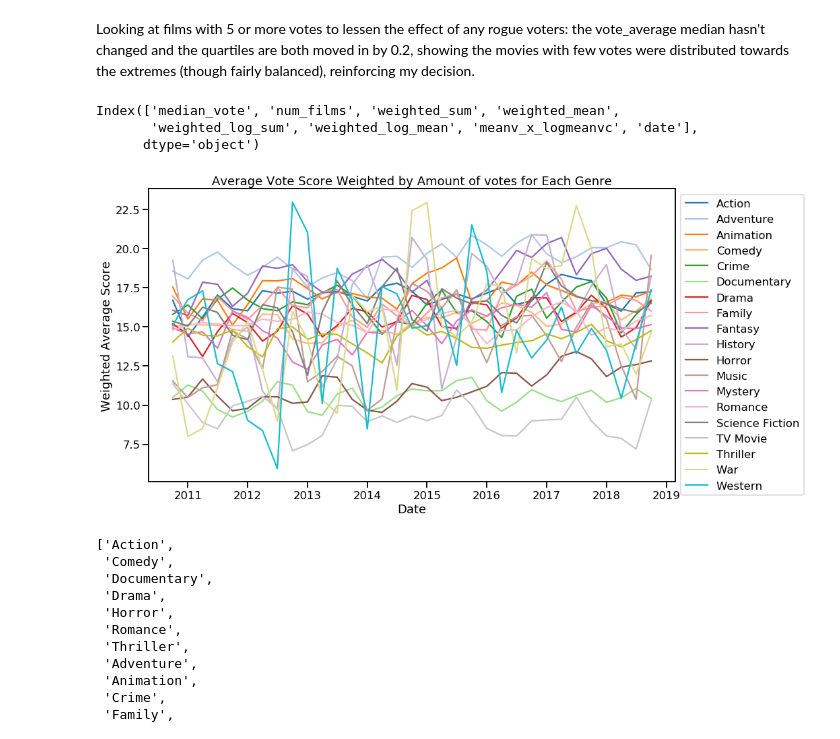
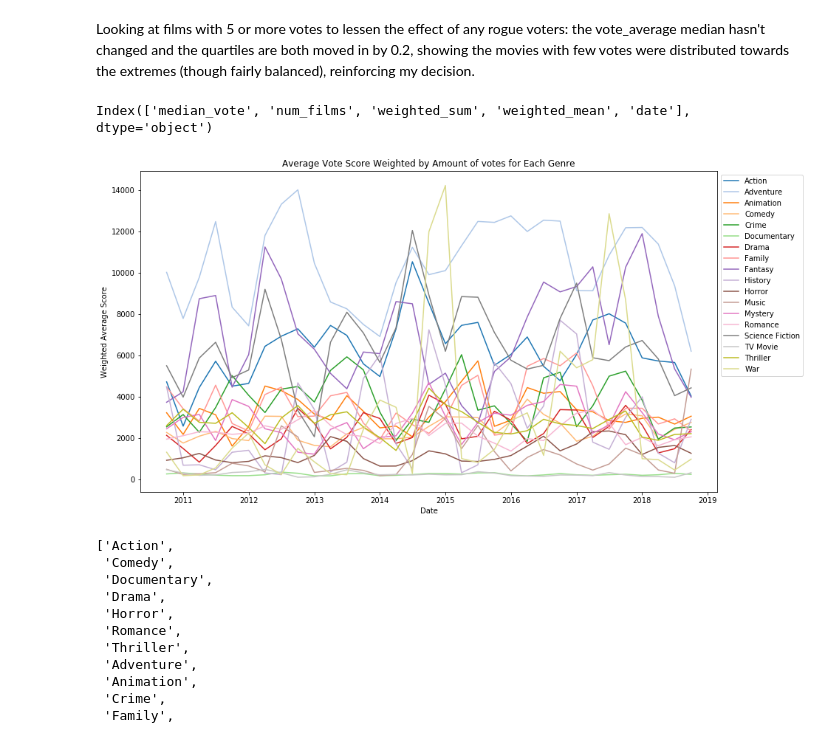
Before and after one commit to Maltanno/Phase1_Project, a Jupyter notebook: Questions -MA-Copy1.ipynb, the cells around one changed output. Drawn from its saved outputs; the diff is of its cells as text; code cells hidden in the pictures.

```diff
--- a/Questions -MA-Copy1.ipynb
+++ b/Questions -MA-Copy1.ipynb
@@ -56,8 +52,8 @@ tmdb = tmdb.sort_values(by = ['release_date'])
 # %%
 #test: set up 12-month window
 centre = dt.date(2008, 1, 1)
-start = centre - du.relativedelta.relativedelta(months = 6)
-end = centre + du.relativedelta.relativedelta(months = 6)
+start = centre - du.relativedelta.relativedelta(months = 3)
+end = centre + du.relativedelta.relativedelta(months = 3)
 # %%
 tmdb = tmdb[tmdb.release_date > start]
 # %%
@@ -115,40 +111,44 @@ for m in range(0, 141, 3):
 #                     'weighted_log_sum':weighted_log_sum,
 #                     'weighted_log_mean':weighted_log_mean,
 #                     'meanv_x_meanvc':mean_vote*mean_vote_count,
-                    'meanv_x_logmeanvc':mean_vote*math.log(mean_vote_count, 10),
+#                     'meanv_x_logmeanvc':mean_vote*math.log(mean_vote_count, 10),
                     'date': begin +du.relativedelta.relativedelta(months = m)
                     }
 
     #add month's genre data to data list
     data.append(gdata)
+
+df = pd.DataFrame(data)
+df.transpose();
 # %%
 df = pd.DataFrame(data)
 df.transpose();
 # %%
 df.Animation.apply(pd.Series).columns
 # %% [output]
-Index(['median_vote', 'num_films', 'weighted_sum', 'weighted_mean',
-       'weighted_log_sum', 'weighted_log_mean', 'meanv_x_logmeanvc', 'date'],
-      dtype='object')
+Index(['median_vote', 'num_films', 'weighted_sum', 'weighted_mean', 'date'], dtype='object')
 # %%
 genres_small = ['Action', 'Comedy', 'Documentary', 'Drama',
                 'Horror', 'Romance', 'Thriller']
+
+genres_small_2 = ['Adventure', 'Fantasy', 'Science Fiction', 'Action',
+                'Crime', 'Romance']
 genres_all = list(tmdb.iloc[:,8:].columns)
 genres = genres_all
 
 fig, ax = plt.subplots(figsize=(14,8))
 cm=plt.get_cmap('tab20')
 ax.set_prop_cycle(color=[cm(i/len(genres)) for i in range(len(genres))])
 
-for g in genres:
-    sns.lineplot(x='date', y='meanv_x_logmeanvc',
+for g in genres[:-1]:
+    sns.lineplot(x='date', y='weighted_mean',
                  data = df[g].apply(pd.Series)[11:-3], label=g)
 ax.legend(loc='upper left', bbox_to_anchor=(1,1))
 ax.set(xlabel='Date', ylabel='Weighted Average Score',
        title = 'Average Vote Score Weighted by Amount of votes for Each Genre');
-plt.savefig('Western2_fig.png')
+# plt.savefig('figs\Western2_fig.png')
 # %% [output]
-[figure, old version]
+[figure, new version]
 # %%
 genres_small
 # %% [output]
```
Also changed, not shown: parts of 4 cells of this notebook, 30 other files.
